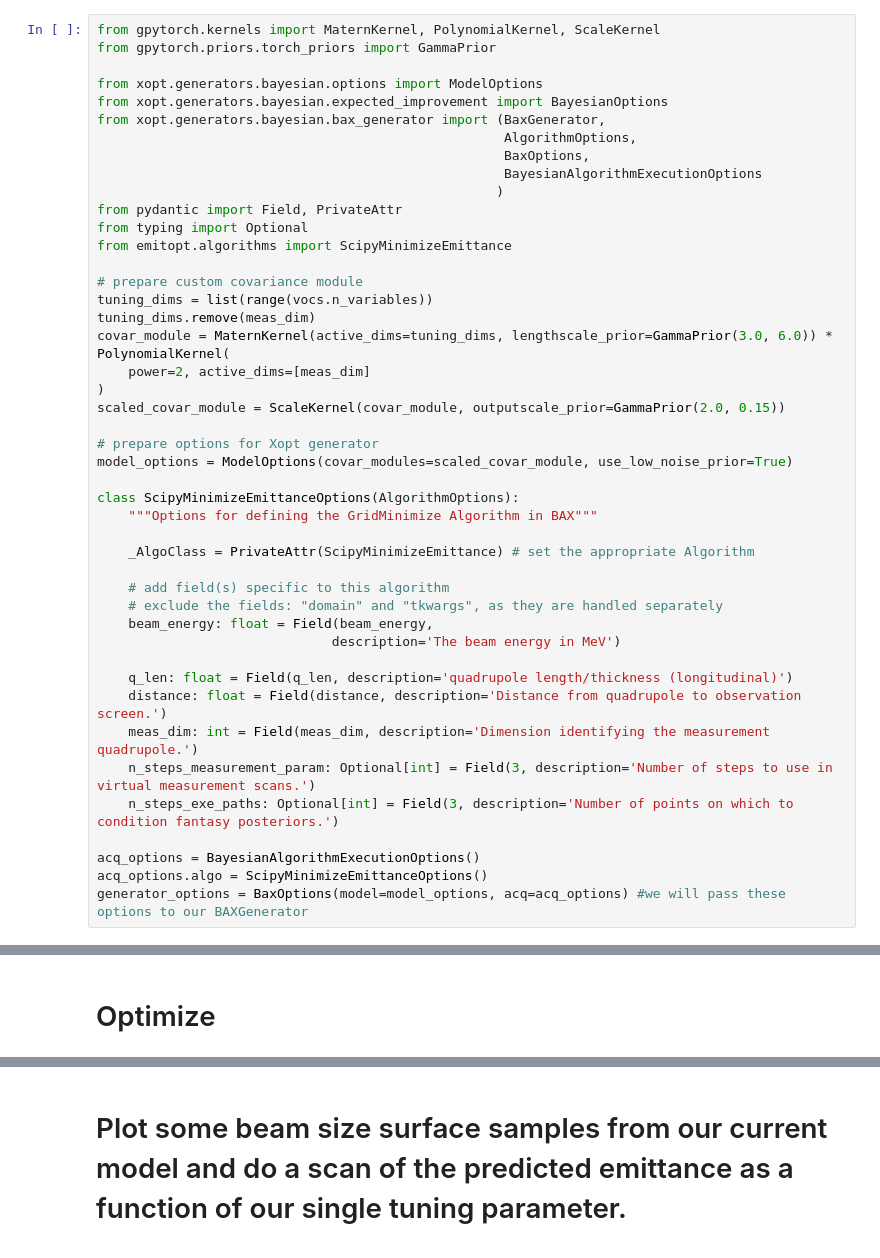
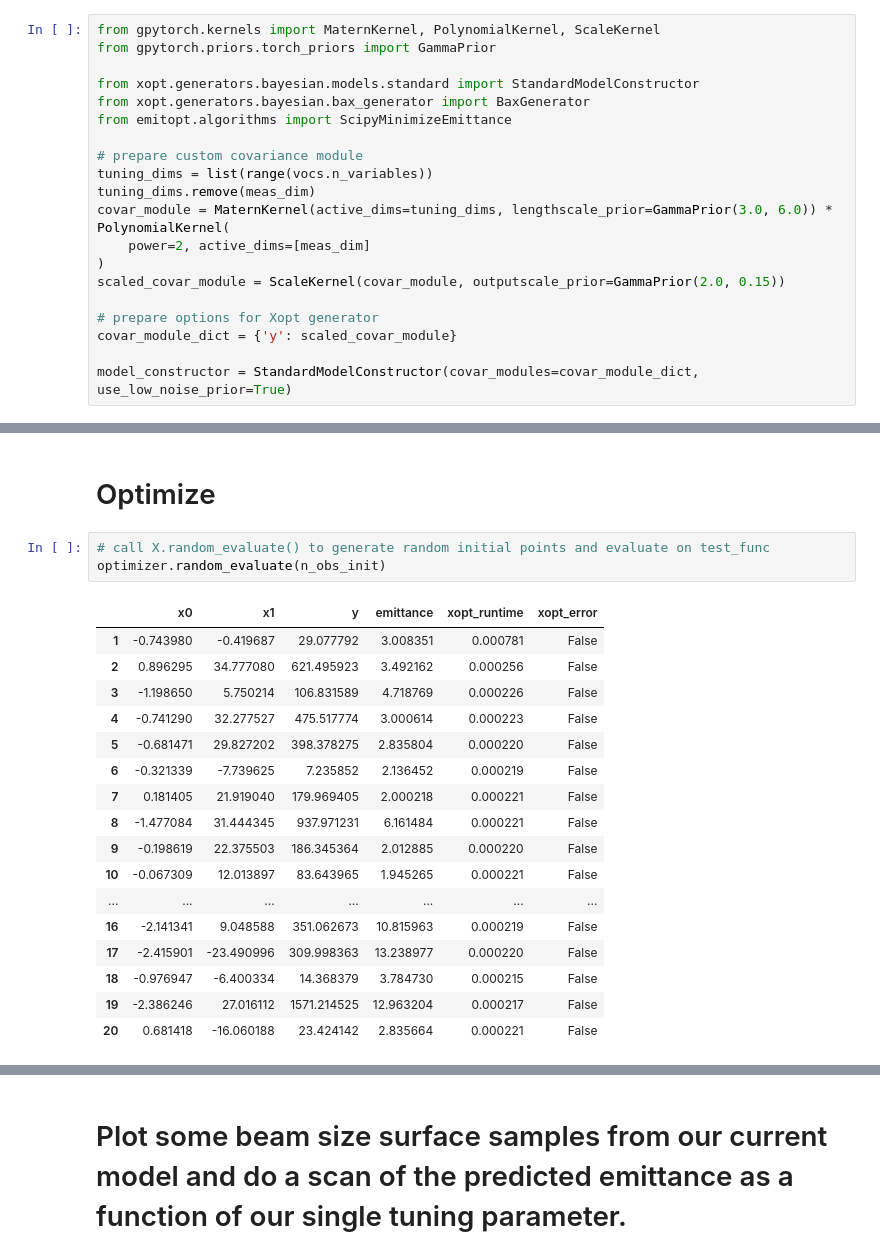
Before and after one commit to roussel-ryan/emitopt, a Jupyter notebook: bax-emittance-minimization-toy-model.ipynb, the cells around one changed output, grey strips where cells are left out. Drawn from its saved outputs; the diff is of its cells as text.

```diff
--- a/bax-emittance-minimization-toy-model.ipynb
+++ b/bax-emittance-minimization-toy-model.ipynb
@@ -131,15 +132,8 @@ In this example, we use a specialty covariance module (Matern x Quadratic kernel
 from gpytorch.kernels import MaternKernel, PolynomialKernel, ScaleKernel
 from gpytorch.priors.torch_priors import GammaPrior
 
-from xopt.generators.bayesian.options import ModelOptions
-from xopt.generators.bayesian.expected_improvement import BayesianOptions
-from xopt.generators.bayesian.bax_generator import (BaxGenerator,
-                                                    AlgorithmOptions,
-                                                    BaxOptions,
-                                                    BayesianAlgorithmExecutionOptions
-                                                   )
-from pydantic import Field, PrivateAttr
-from typing import Optional
+from xopt.generators.bayesian.models.standard import StandardModelConstructor
+from xopt.generators.bayesian.bax_generator import BaxGenerator
 from emitopt.algorithms import ScipyMinimizeEmittance
 
 # prepare custom covariance module
@@ -151,27 +145,9 @@ covar_module = MaternKernel(active_dims=tuning_dims, lengthscale_prior=GammaPrio
 scaled_covar_module = ScaleKernel(covar_module, outputscale_prior=GammaPrior(2.0, 0.15))
 
 # prepare options for Xopt generator
-model_options = ModelOptions(covar_modules=scaled_covar_module, use_low_noise_prior=True)
+covar_module_dict = {'y': scaled_covar_module}
 
-class ScipyMinimizeEmittanceOptions(AlgorithmOptions):
-    """Options for defining the GridMinimize Algorithm in BAX"""
-
-    _AlgoClass = PrivateAttr(ScipyMinimizeEmittance) # set the appropriate Algorithm
-
-    # add field(s) specific to this algorithm
-    # exclude the fields: "domain" and "tkwargs", as they are handled separately
-    beam_energy: float = Field(beam_energy,
-                              description='The beam energy in MeV')
-
-    q_len: float = Field(q_len, description='quadrupole length/thickness (longitudinal)')
-    distance: float = Field(distance, description='Distance from quadrupole to observation screen.')
-    meas_dim: int = Field(meas_dim, description='Dimension identifying the measurement quadrupole.')
-    n_steps_measurement_param: Optional[int] = Field(3, description='Number of steps to use in virtual measurement scans.')
-    n_steps_exe_paths: Optional[int] = Field(3, description='Number of points on which to condition fantasy posteriors.')
-
-acq_options = BayesianAlgorithmExecutionOptions()
-acq_options.algo = ScipyMinimizeEmittanceOptions()
-generator_options = BaxOptions(model=model_options, acq=acq_options) #we will pass these options to our BAXGenerator
+model_constructor = StandardModelConstructor(covar_modules=covar_module_dict, use_low_noise_prior=True)
 # %% [markdown]
 # Construct generator, evaluator, Xopt objects
 # %%
@@ -200,2 +173,23 @@ optimizer.generator.options.use_cuda = use_cuda #set number of initial observati
 # %% [markdown]
 # Optimize
+# %%
+# call X.random_evaluate() to generate random initial points and evaluate on test_func
+optimizer.random_evaluate(n_obs_init)
+# %% [output]
+|  | x0 | x1 | y | emittance | xopt_runtime | xopt_error |
+| 1 | -0.743980 | -0.419687 | 29.077792 | 3.008351 | 0.000781 | False |
+| 2 | 0.896295 | 34.777080 | 621.495923 | 3.492162 | 0.000256 | False |
+| 3 | -1.198650 | 5.750214 | 106.831589 | 4.718769 | 0.000226 | False |
+| 4 | -0.741290 | 32.277527 | 475.517774 | 3.000614 | 0.000223 | False |
+| 5 | -0.681471 | 29.827202 | 398.378275 | 2.835804 | 0.000220 | False |
+| 6 | -0.321339 | -7.739625 | 7.235852 | 2.136452 | 0.000219 | False |
+| 7 | 0.181405 | 21.919040 | 179.969405 | 2.000218 | 0.000221 | False |
+| 8 | -1.477084 | 31.444345 | 937.971231 | 6.161484 | 0.000221 | False |
+| 9 | -0.198619 | 22.375503 | 186.345364 | 2.012885 | 0.000220 | False |
+| 10 | -0.067309 | 12.013897 | 83.643965 | 1.945265 | 0.000221 | False |
+| ... | ... | ... | ... | ... | ... | ... |
+| 16 | -2.141341 | 9.048588 | 351.062673 | 10.815963 | 0.000219 | False |
+| 17 | -2.415901 | -23.490996 | 309.998363 | 13.238977 | 0.000220 | False |
+| 18 | -0.976947 | -6.400334 | 14.368379 | 3.784730 | 0.000215 | False |
+| 19 | -2.386246 | 27.016112 | 1571.214525 | 12.963204 | 0.000217 | False |
+| 20 | 0.681418 | -16.060188 | 23.424142 | 2.835664 | 0.000221 | False |
```
Also changed, not shown: parts of 8 cells of this notebook, 4 other files.
